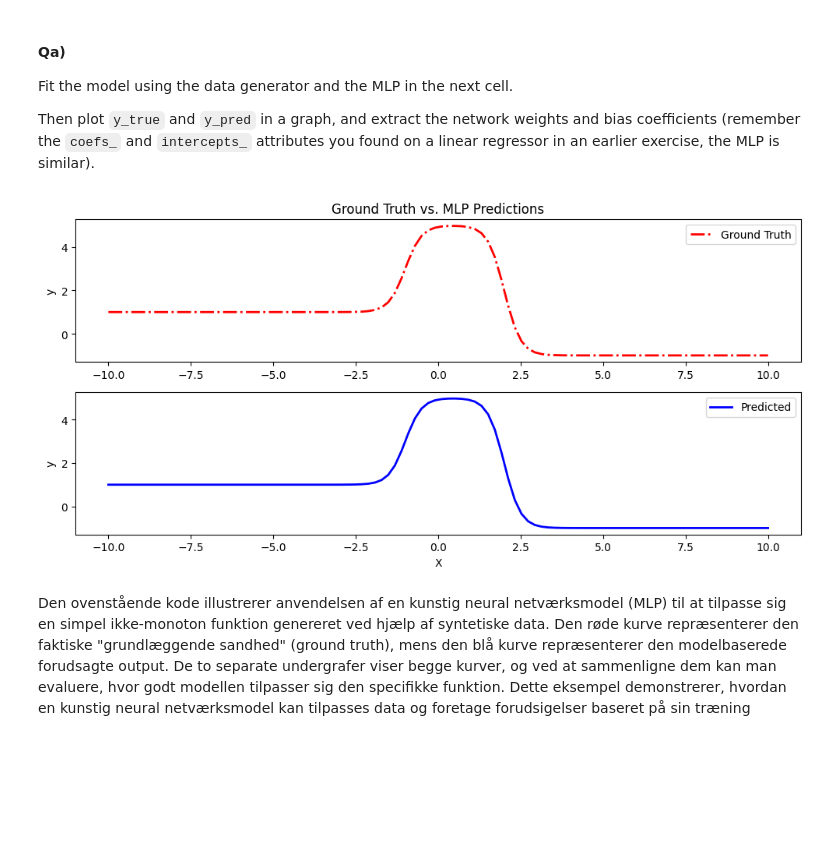
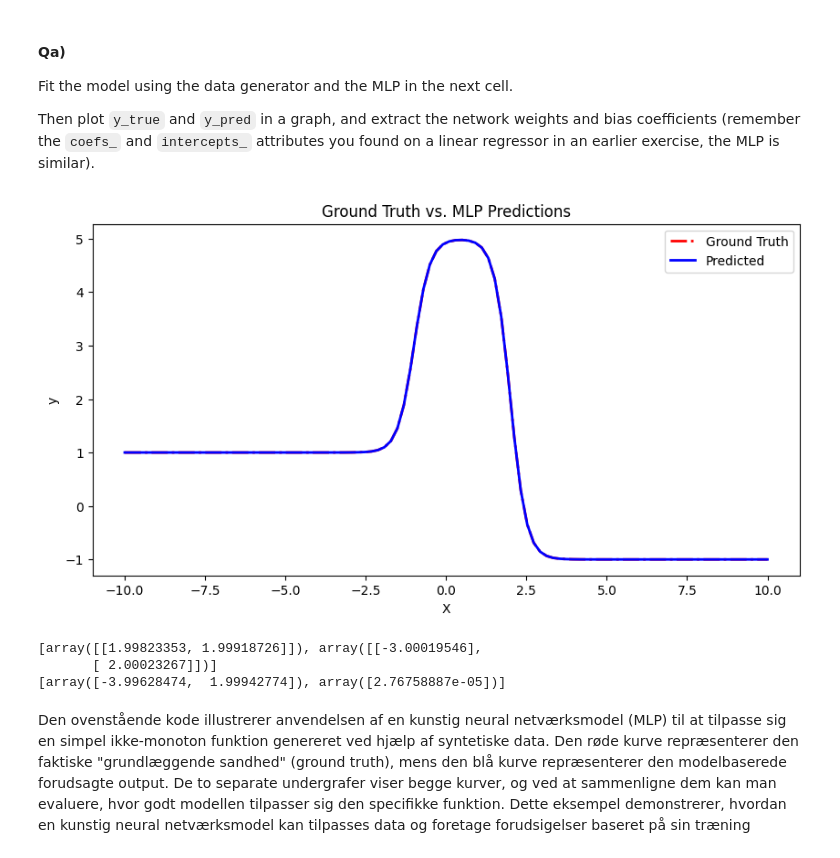
Before and after one commit to Moheb420/Machine-Learning, a Jupyter notebook: Opgavesæt-02/ann.ipynb, the cells around one changed output. Cells and saved outputs as stored; diff of their text form; code cells hidden in the pictures; blank space fills up the shorter version.

```diff
--- a/Opgavesæt-02/ann.ipynb
+++ b/Opgavesæt-02/ann.ipynb
@@ -47,52 +47,48 @@ Fit the model using the data generator and the MLP in the next cell.
 Then plot `y_true` and `y_pred` in a graph, and extract the network weights and bias coefficients (remember the `coefs_` and `intercepts_` attributes you found on a linear regressor in an earlier exercise, the MLP is similar).
 # %%
 import matplotlib.pyplot as plt
-import numpy as np
 from sklearn.neural_network import MLPRegressor
-
-# Generate synthetic data
-def GenerateSimpleData():
-    X = np.linspace(-10, 10, 100)
-    y = 2 * np.tanh(2 * X - 12) - 3 * np.tanh(2 * X - 4)
-    y = 2 * np.tanh(2 * X + 2) - 3 * np.tanh(2 * X - 4)
-    X = X.reshape(-1, 1)  # Scikit-algorithms needs matrix in (:,1)-format
-    return X, y
-
-X, y_true = GenerateSimpleData()
 
 # Create and train MLP regressor
 mlp = MLPRegressor(
     activation='tanh',
     hidden_layer_sizes=[2],
     alpha=1e-5,
     solver='lbfgs',
     max_iter=10000,
     verbose=True
 )
 mlp.fit(X, y_true)
 y_pred = mlp.predict(X)
 
-# Create two separate plots
 plt.figure(figsize=(10, 5))
-plt.subplot(2, 1, 1)  # Top subplot
-plt.plot(X, y_true, "r-.", label="Ground Truth", linewidth=2)  # Red line for ground truth
-plt.legend()
+
+# Plot for Ground Truth
+plt.plot(X, y_true, "r-.", label="Ground Truth", linewidth=2)
+
+# Plot for Predictions
+plt.plot(X, y_pred, "b-", label="Predicted", linewidth=2)
+
+# Set labels and title
+plt.xlabel("X")
 plt.ylabel("y")
 plt.title("Ground Truth vs. MLP Predictions")
 
-plt.subplot(2, 1, 2)
-plt.plot(X, y_pred, "b-", label="Predicted", linewidth=2)  # Blue line for predictions
+# Show legend
 plt.legend()
-plt.xlabel("X")
-plt.ylabel("y")
 
-# Adjust layout to prevent overlapping
-plt.tight_layout()
+# Show the plot
+plt.show()
 
-# Show the plots
-plt.show()
+coeffs = mlp.coefs_
+intercepts = mlp.intercepts_
+print(coeffs)
+print(intercepts)
 # %% [output]
-[figure, old version]
+[figure, new version]
+[array([[1.99823353, 1.99918726]]), array([[-3.00019546],
+       [ 2.00023267]])]
+[array([-3.99628474,  1.99942774]), array([2.76758887e-05])]
 # %% [markdown]
 Den ovenstående kode illustrerer anvendelsen af en kunstig neural netværksmodel (MLP) til at tilpasse sig en simpel ikke-monoton funktion genereret ved hjælp af syntetiske data. Den røde kurve repræsenterer den faktiske "grundlæggende sandhed" (ground truth), mens den blå kurve repræsenterer den modelbaserede forudsagte output. De to separate undergrafer viser begge kurver, og ved at sammenligne dem kan man evaluere, hvor godt modellen tilpasser sig den specifikke funktion. Dette eksempel demonstrerer, hvordan en kunstig neural netværksmodel kan tilpasses data og foretage forudsigelser baseret på sin træning
 # %% [markdown]
```
Also changed, not shown: parts of 2 cells of this notebook.
